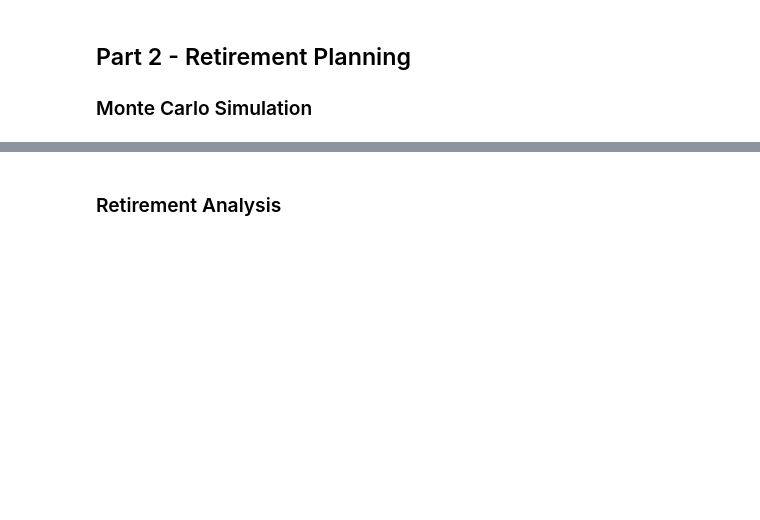
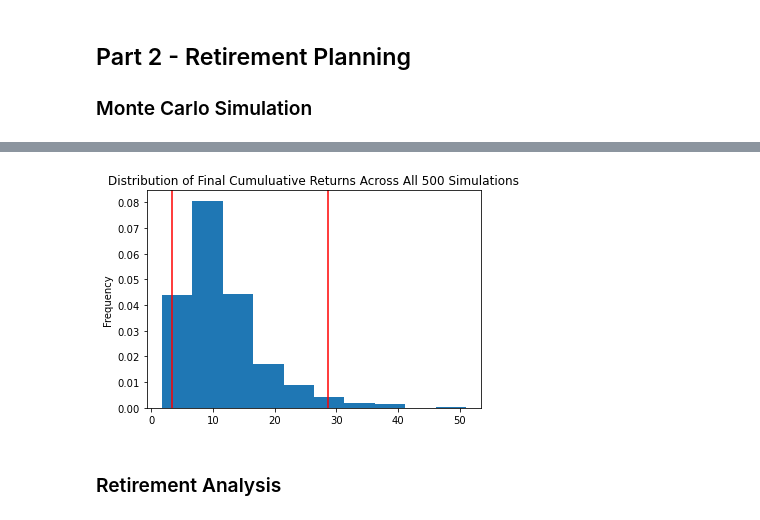
Before and after one commit to HakobKeymetlyan/homework, a Jupyter notebook: api_homework/Instructions/Starter_Code/financial-planner.ipynb, the cells around one changed output, grey strips where cells are left out. Drawn from its saved outputs; the diff is of its cells as text; code cells hidden in the pictures; blank space fills up the shorter version.

```diff
--- a/api_homework/Instructions/Starter_Code/financial-planner.ipynb
+++ b/api_homework/Instructions/Starter_Code/financial-planner.ipynb
@@ -153,6 +293,8 @@ df_stock_data.head()
 # %%
 # Plot probability distribution and confidence intervals
-# YOUR CODE HERE!
+dist_plot = MC_thirty_year.plot_distribution()
+# %% [output]
+[figure, added]
 # %% [markdown]
 ### Retirement Analysis
 # %%
```
Also changed, not shown: parts of 20 cells of this notebook.
